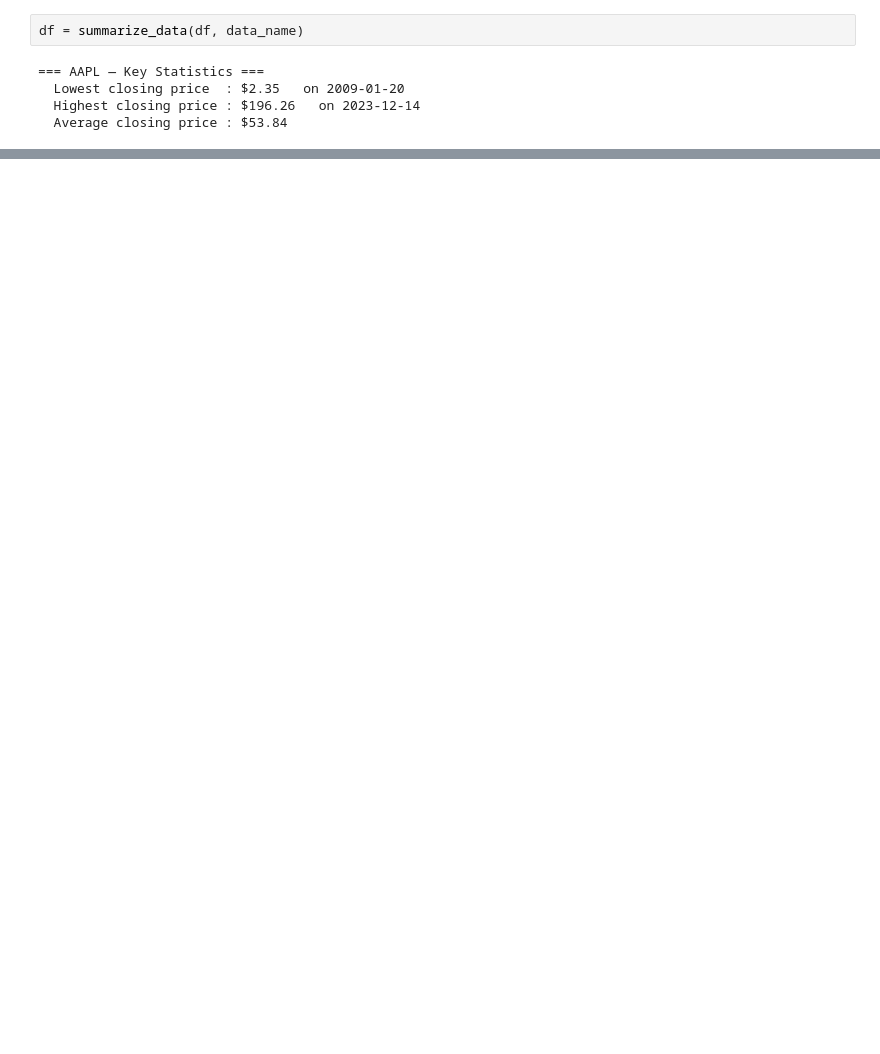
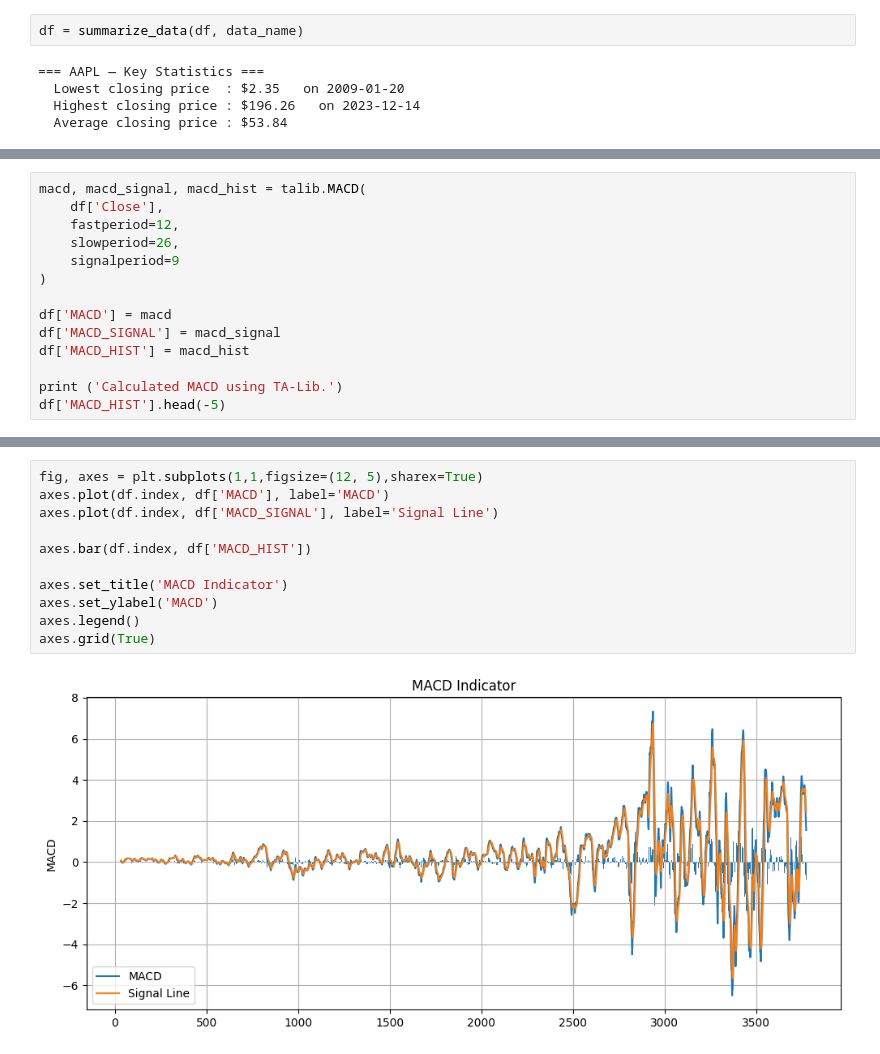
Before and after one commit to Rakeb-sys/news-sentiment-analysis, a Jupyter notebook: notebooks/AAPL_eda.ipynb, the cells around one changed output, grey strips where cells are left out. Drawn from its saved outputs; the diff is of its cells as text; blank space fills up the shorter version.

```diff
--- a/notebooks/AAPL_eda.ipynb
+++ b/notebooks/AAPL_eda.ipynb
@@ -125,0 +627,14 @@ df = plot_closing_price(df, data_name)
+# %%
+macd, macd_signal, macd_hist = talib.MACD(
+    df['Close'],
+    fastperiod=12,
+    slowperiod=26,
+    signalperiod=9
+)
+
+df['MACD'] = macd
+df['MACD_SIGNAL'] = macd_signal
+df['MACD_HIST'] = macd_hist
+
+print ('Calculated MACD using TA-Lib.')
+df['MACD_HIST'].head(-5)
@@ -125,0 +793,13 @@ df = plot_closing_price(df, data_name)
+# %%
+fig, axes = plt.subplots(1,1,figsize=(12, 5),sharex=True)
+axes.plot(df.index, df['MACD'], label='MACD')
+axes.plot(df.index, df['MACD_SIGNAL'], label='Signal Line')
+
+axes.bar(df.index, df['MACD_HIST'])
+
+axes.set_title('MACD Indicator')
+axes.set_ylabel('MACD')
+axes.legend()
+axes.grid(True)
+# %% [output]
+[figure, added]
```
Also changed, not shown: parts of 39 cells of this notebook, 2 other files.
